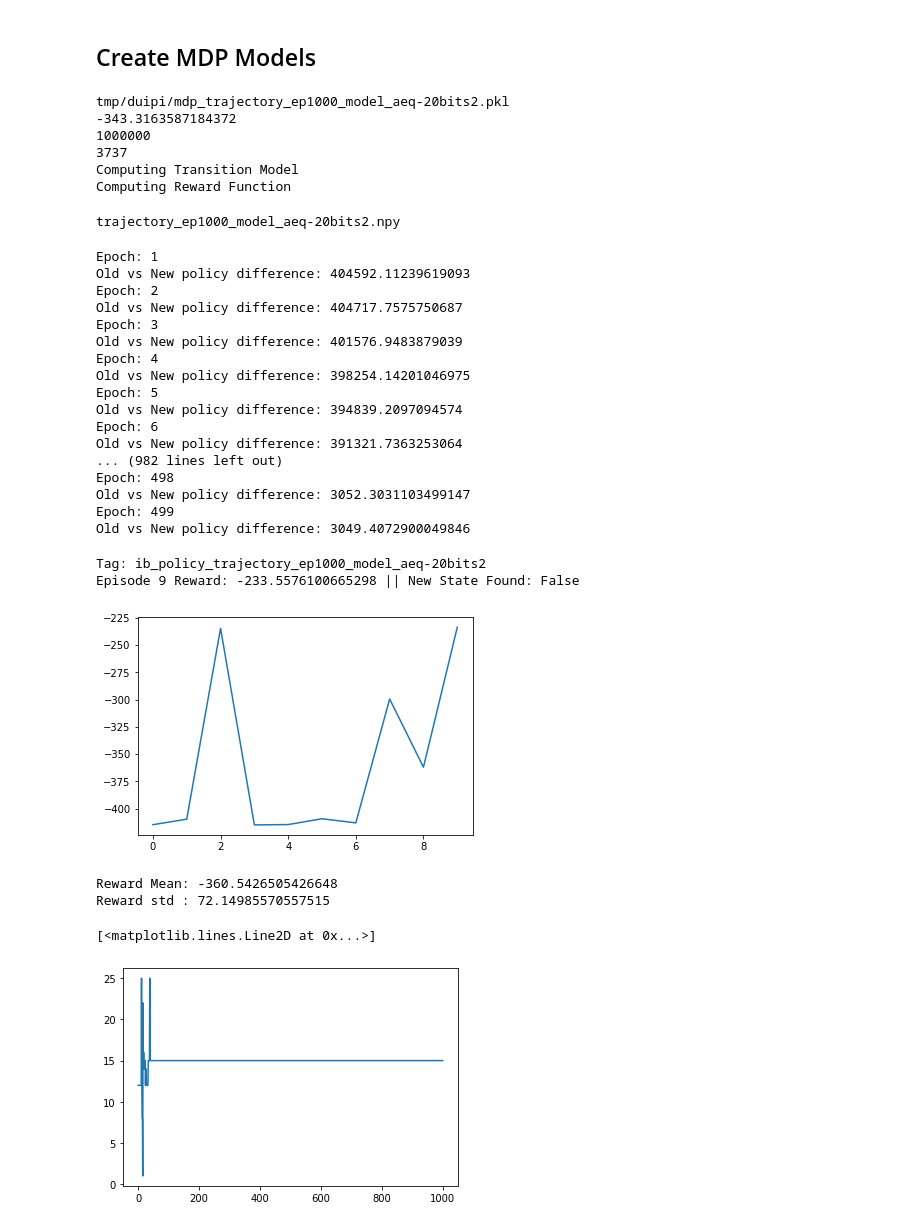
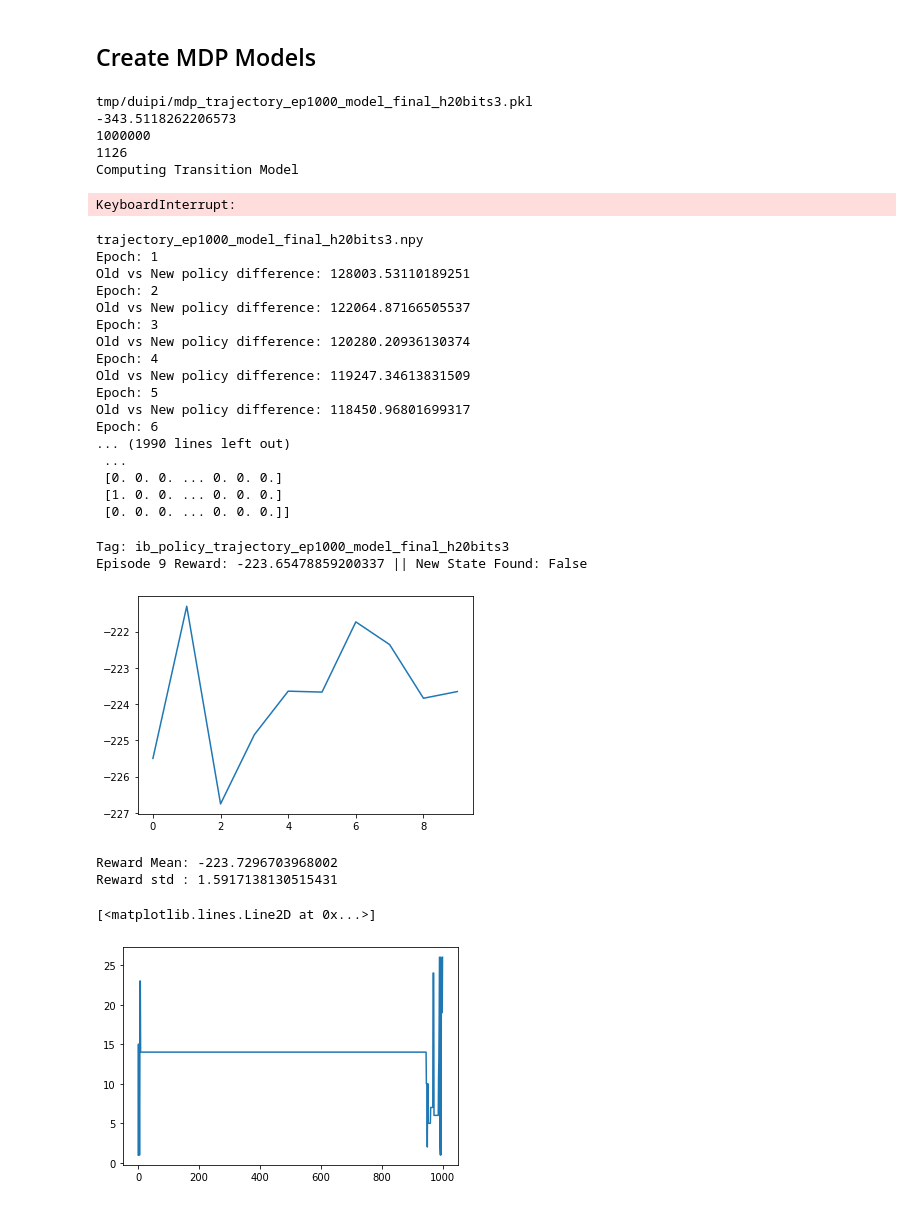
Before and after one commit to MHamza-Y/State-Space-Discretization, a Jupyter notebook: duipi.ipynb, the cells around one changed output. Drawn from its saved outputs; the diff is of its cells as text; code cells hidden in the pictures.

```diff
--- a/duipi.ipynb
+++ b/duipi.ipynb
@@ -14,7 +14,7 @@ plt.rcParams["figure.figsize"] = [20, 12]
 ## Load Data and MDP Model
 # %%
 #trajectories_samples = ['trajectory_ep1000_model_aeq-20bits2.npy', 'trajectory_ep1000_model_final_h20bits3.npy', 'trajectory_ep1000_model_h_c-20bits3.npy']
-trajectories_samples = ['trajectory_ep1000_model_aeq-20bits2.npy']
+trajectories_samples = ['trajectory_ep1000_model_final_h20bits3.npy']
 
 
 device = 'cpu'
@@ -31,12 +31,12 @@ for i, sample_file in enumerate(trajectories_samples):
     load_path = os.path.join("tmp", "offline_rl_trajectories", sample_file)
     create_mdp_models(load_path=load_path, mdp_save_path=mdp_save_paths[i], reward_function_type='state_action_state', device=device, calc_reward_variance=True,reward_offset=2000)
 # %% [output]
-tmp/duipi/mdp_trajectory_ep1000_model_aeq-20bits2.pkl
--343.3163587184372
+tmp/duipi/mdp_trajectory_ep1000_model_final_h20bits3.pkl
+-343.5118262206573
 1000000
-3737
+1126
 Computing Transition Model
-Computing Reward Function
+KeyboardInterrupt:
 # %%
 from duipi.train import DUIPITrainer
 
@@ -44,30 +44,29 @@ for i, mdp_save_path in enumerate(mdp_save_paths):
     print(trajectories_samples[i])
     mdp_model = MDPModel.load(mdp_save_path)
     solver = DUIPITrainer(reward_function=mdp_model.reward_function, transition_model=mdp_model.transition_model,
-                         count_state_action=mdp_model.count_state_action, xi=0.5, gamma=0.99, variance_R=mdp_model.reward_variance,count_state_action_state=mdp_model.count_state_action_state)
-    solver.train(epochs=500)
+                         count_state_action=mdp_model.count_state_action, xi=-0.1, gamma=0.995, variance_R=mdp_model.reward_variance,count_state_action_state=mdp_model.count_state_action_state, bayesian=True, alpha_prior=0.9)
+    solver.train(epochs=1000)
     trained_policy = DPPolicy(policy_table=solver.get_policy(), state_to_index=mdp_model.state_to_index,
                               index_to_action=mdp_model.index_to_actions)
     trained_policy.save(policies_save_paths[i])
 # %% [output]
-trajectory_ep1000_model_aeq-20bits2.npy
+trajectory_ep1000_model_final_h20bits3.npy
+Epoch: 1
+Old vs New policy difference: 128003.53110189251
+Epoch: 2
+Old vs New policy difference: 122064.87166505537
+Epoch: 3
+Old vs New policy difference: 120280.20936130374
+Epoch: 4
+Old vs New policy difference: 119247.34613831509
+Epoch: 5
+Old vs New policy difference: 118450.96801699317
+Epoch: 6
+... (1990 lines left out)
+ ...
+ [0. 0. 0. ... 0. 0. 0.]
+ [1. 0. 0. ... 0. 0. 0.]
+ [0. 0. 0. ... 0. 0. 0.]]
-Epoch: 1
-Old vs New policy difference: 404592.11239619093
-Epoch: 2
-Old vs New policy difference: 404717.7575750687
-Epoch: 3
-Old vs New policy difference: 401576.9483879039
-Epoch: 4
-Old vs New policy difference: 398254.14201046975
-Epoch: 5
-Old vs New policy difference: 394839.2097094574
-Epoch: 6
-Old vs New policy difference: 391321.7363253064
-... (982 lines left out)
-Epoch: 498
-Old vs New policy difference: 3052.3031103499147
-Epoch: 499
-Old vs New policy difference: 3049.4072900049846
 # %%
 from benchmarks.policy_benchmarks import PolicyBenchmarks
 
@@ -83,16 +82,16 @@ for i, policy_file in enumerate(policies_save_paths):
 policy_benchmarks = PolicyBenchmarks(evaluators=evaluators, epochs=10)
 policy_benchmarks.benchmark()
 # %% [output]
-Tag: ib_policy_trajectory_ep1000_model_aeq-20bits2
-Episode 9 Reward: -233.5576100665298 || New State Found: False
+Tag: ib_policy_trajectory_ep1000_model_final_h20bits3
+Episode 9 Reward: -223.65478859200337 || New State Found: False
-[figure, old version]
+[figure, new version]
-Reward Mean: -360.5426505426648
-Reward std : 72.14985570557515
+Reward Mean: -223.7296703968002
+Reward std : 1.5917138130515431
 # %%
-plt.plot(policy_benchmarks.evaluators[-1].eval_trajectories[0]['actions'])
+plt.plot(policy_benchmarks.evaluators[-1].eval_trajectories[-2]['actions'])
 # %% [output]
 [<matplotlib.lines.Line2D at 0x...>]
-[figure, old version]
+[figure, new version]
 # %%
 plot_industrial_benchmark_trajectories(policy_benchmarks.evaluators[-1].eval_trajectories[0]['info'])
 # %% [output]
```
Also changed, not shown: parts of 2 cells of this notebook, 3 other files.
